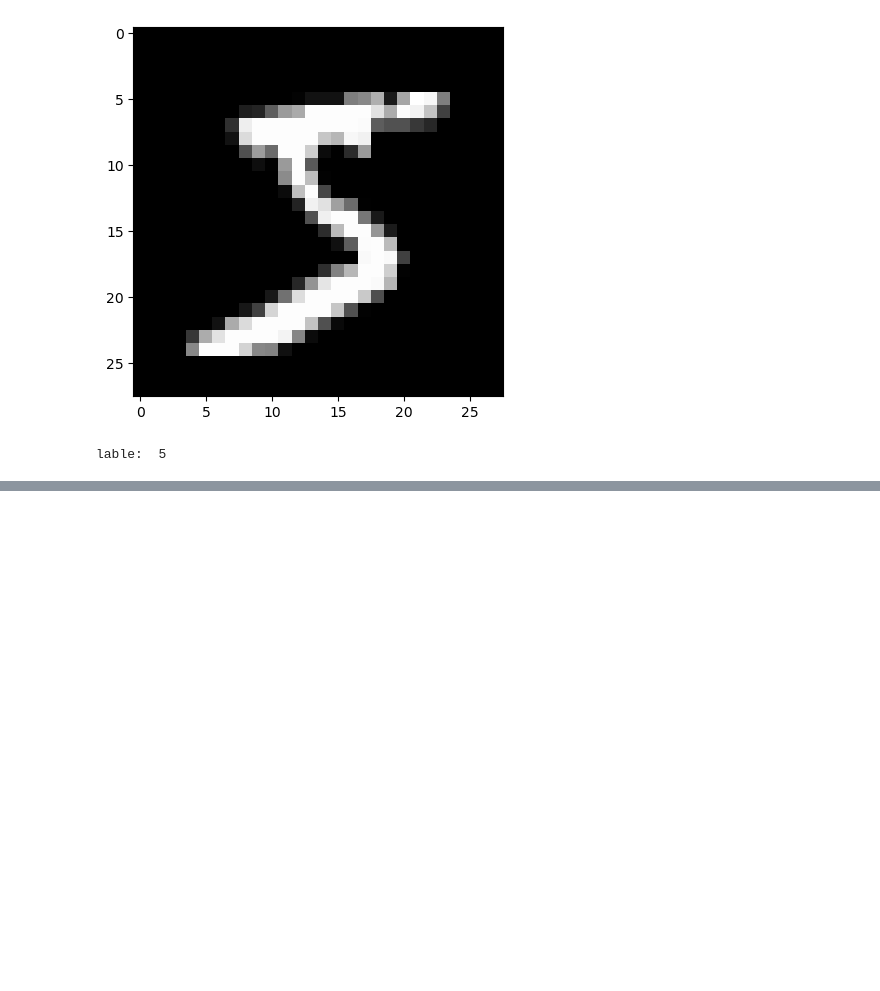
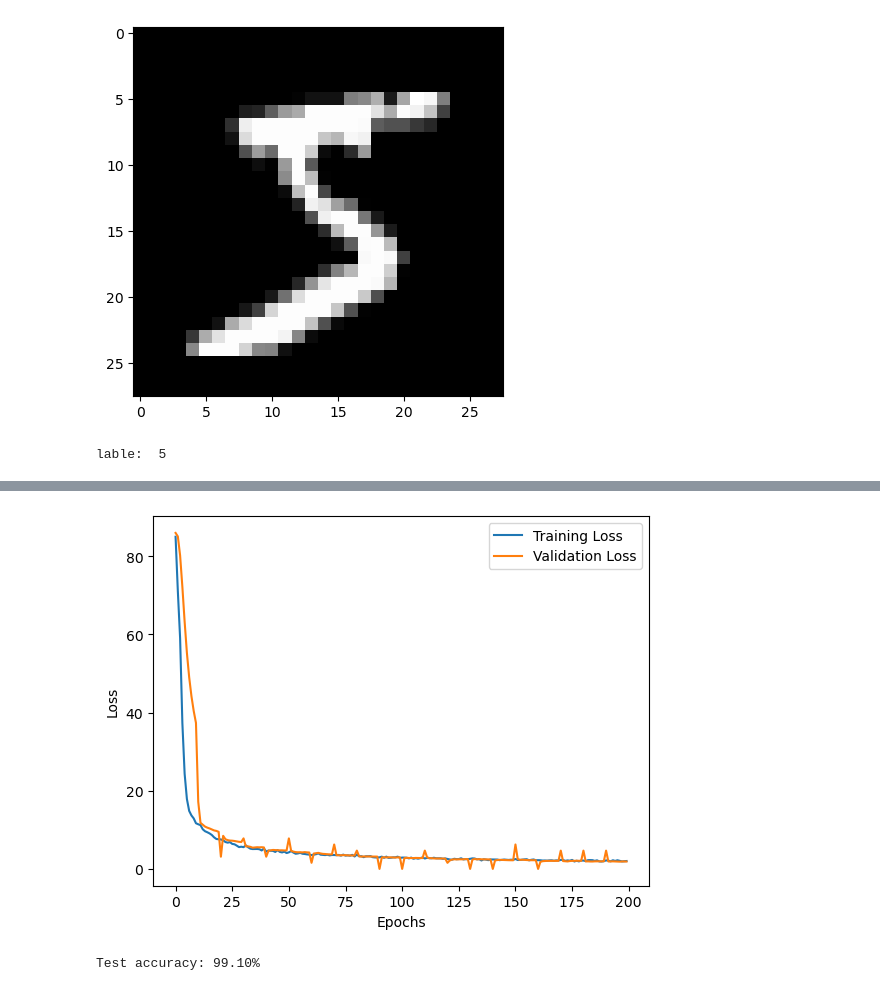
Before and after one commit to tangthinker/pytorch-in-action, a Jupyter notebook: notebook/04_handwritten_digit_recognition.ipynb, the cells around one changed output, grey strips where cells are left out. Cells and saved outputs as stored; diff of their text form; code cells hidden in the pictures; blank space fills up the shorter version.

```diff
--- a/notebook/04_handwritten_digit_recognition.ipynb
+++ b/notebook/04_handwritten_digit_recognition.ipynb
@@ -108,10 +76,20 @@ class ConvNet(nn.Module):
         return x
 
     def retrieve_features(self, x):
-        feature_map1 = F.relu(self.conv1(1))
+        feature_map1 = F.relu(self.conv1(x))
 
         x = self.pool(feature_map1)
 
         feature_map2 = F.relu(self.conv2(x))
 
         return (feature_map1, feature_map2)
+# %%
+net = ConvNet()
+
+criterion = nn.CrossEntropyLoss()
+optimizer = optim.SGD(net.parameters(), lr=0.001, momentum=0.9)
+# %%
+def rightness(y_pred, y_true):
+    pred = torch.max(y_pred.data, 1)[1]
+    rights = pred.eq(y_true.data.view_as(pred)).sum()
+    return rights, len(y_true)
@@ -117,0 +155,25 @@ class ConvNet(nn.Module):
+# %%
+plt.plot(record)
+plt.legend(['Training Loss', 'Validation Loss'])
+plt.xlabel('Epochs')
+plt.ylabel('Loss')
+plt.show()
+# %% [output]
+[figure, added]
+# %%
+net.eval()  # set the model to evaluation mode
+
+vals = []
+
+for data, target in test_loader:
+    data, target = data.clone().detach().requires_grad_(True), target.clone().detach()
+    output = net(data)
+    val = rightness(output, target)
+
+    vals.append(val)
+
+rights = (sum([tup[0] for tup in vals]), sum([tup[1] for tup in vals]))
+rights_rate = 1.0 * rights[0] / rights[1]
+print("Test accuracy: {:.2f}%".format(100.0 * rights_rate))
+# %% [output]
+Test accuracy: 99.10%
```
Also changed, not shown: parts of 9 cells of this notebook, 1 other file.
